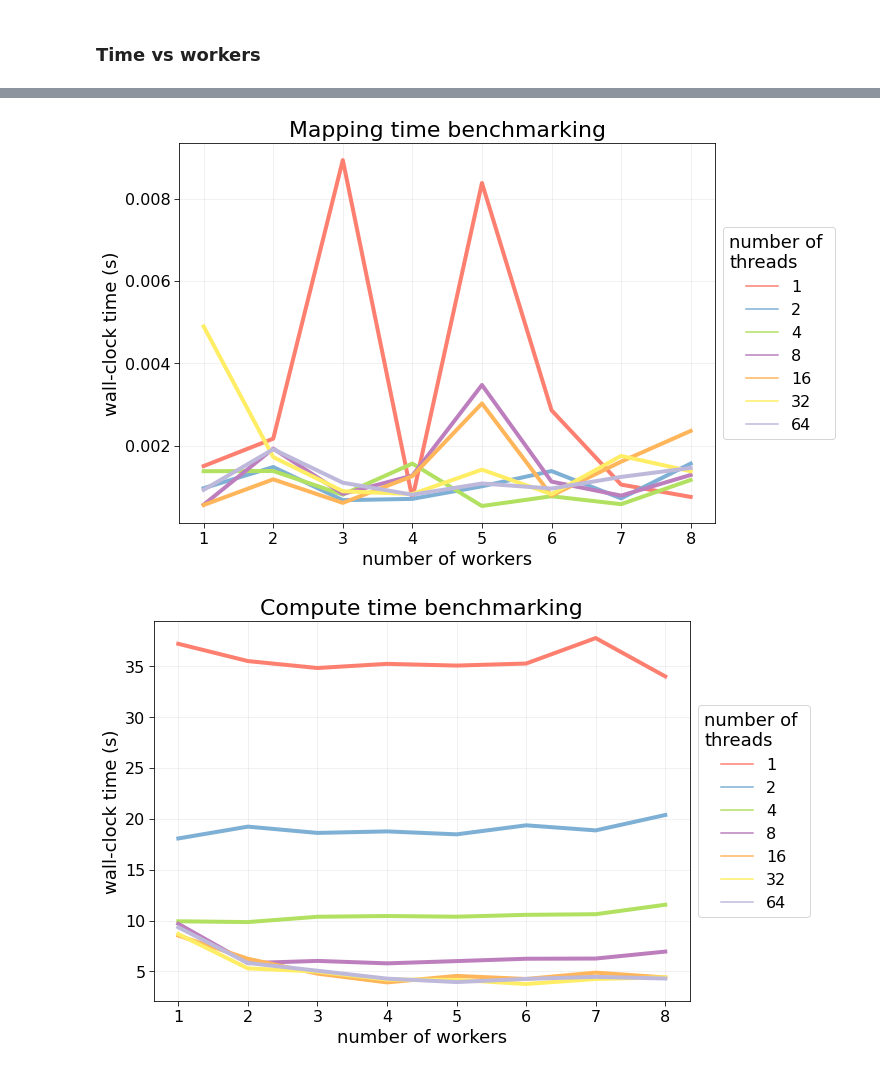
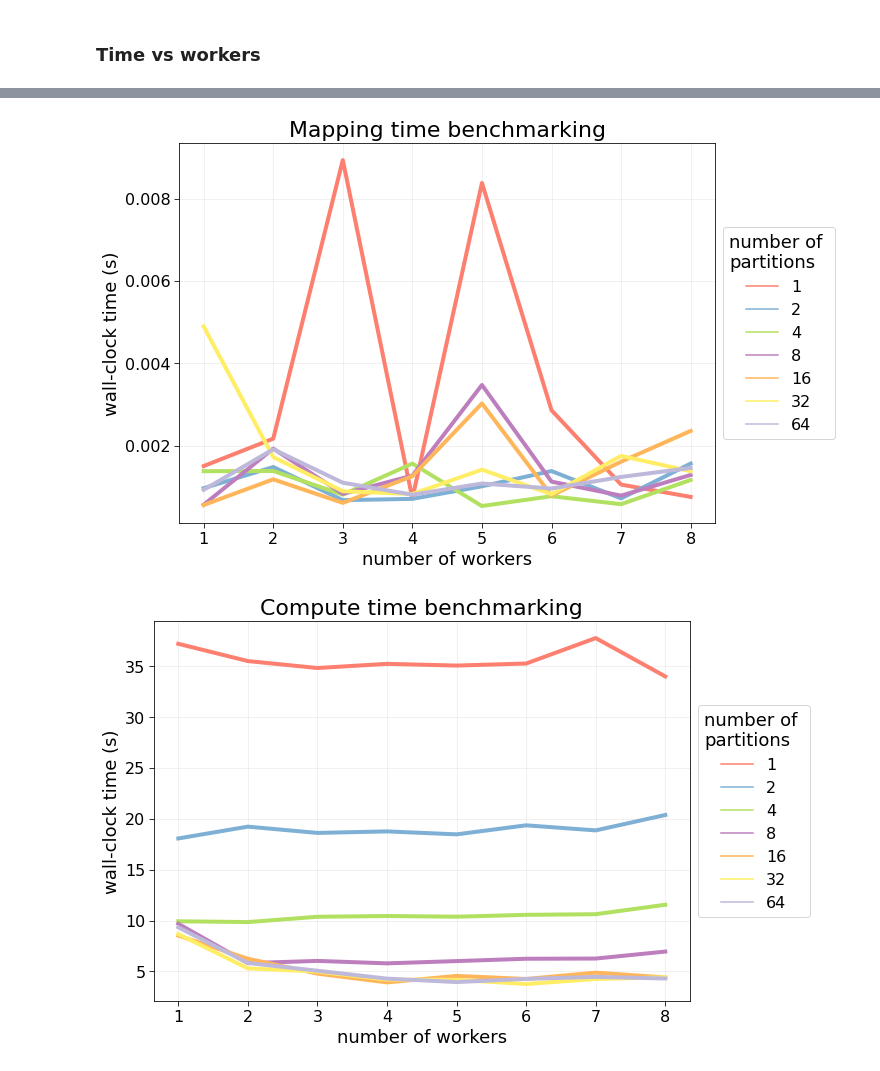
Before and after one commit to c0pp1/distributed-juno, a Jupyter notebook: dask/gs_viz_new.ipynb, the cells around one changed output, grey strips where cells are left out. Drawn from its saved outputs; the diff is of its cells as text; code cells hidden in the pictures.

```diff
--- a/dask/gs_viz_new.ipynb
+++ b/dask/gs_viz_new.ipynb
@@ -425,35 +425,35 @@ plt.show()
 # %%
 fig = plt.figure(figsize=(12,7))
 
 ax = fig.add_subplot(1, 1, 1)
 ax.grid(color = "black", alpha = 0.07)
 
 sns.lineplot(
     data = df,
     x         = "n_workers",
     y         = "mapping_time",
     hue       = "n_partitions",
     palette   = colors[:-1],
     linewidth = 4,
     ax        = ax,
     legend    = "full",
 )
 ax.set_title("Mapping time benchmarking", fontsize = fontsize + 4)
 ax.set_xlabel("number of workers", fontsize = fontsize)
 ax.set_ylabel("wall-clock time (s)", fontsize = fontsize)
 ax.tick_params(axis = "both", which = "major", labelsize = fontsize - 2, length=5)
 
 box = ax.get_position()
 ax.set_position([box.x0, box.y0, box.width * 0.8, box.height])
 
 # Put a legend to the right of the current axis
-ax.legend(title="number of \nthreads",loc="center left", bbox_to_anchor=(1, 0.5), fontsize = fontsize-2, title_fontsize=fontsize)
+ax.legend(title="number of \npartitions",loc="center left", bbox_to_anchor=(1, 0.5), fontsize = fontsize-2, title_fontsize=fontsize)
 
 
 fig.savefig("plots/trends/mapping_time_wp_wtrend.svg", facecolor="white", dpi=300)
 plt.show()
 # %% [output]
-[figure, old version]
+[figure, new version]
 # %%
 fig = plt.figure(figsize=(12,7))
 
@@ -479,13 +479,13 @@ box = ax.get_position()
 ax.set_position([box.x0, box.y0, box.width * 0.8, box.height])
 
 # Put a legend to the right of the current axis
-ax.legend(title="number of \nthreads",loc="center left", bbox_to_anchor=(1, 0.5), fontsize = fontsize-2, title_fontsize=fontsize)
+ax.legend(title="number of \npartitions",loc="center left", bbox_to_anchor=(1, 0.5), fontsize = fontsize-2, title_fontsize=fontsize)
 
 
 fig.savefig("plots/trends/compute_time_wp_wtrend.svg", facecolor="white", dpi=300)
 plt.show()
 # %% [output]
-[figure, old version]
+[figure, new version]
 # %%
 fig = plt.figure(figsize=(12,7))
 
```
Also changed, not shown: parts of 3 cells of this notebook, 6 other files.
